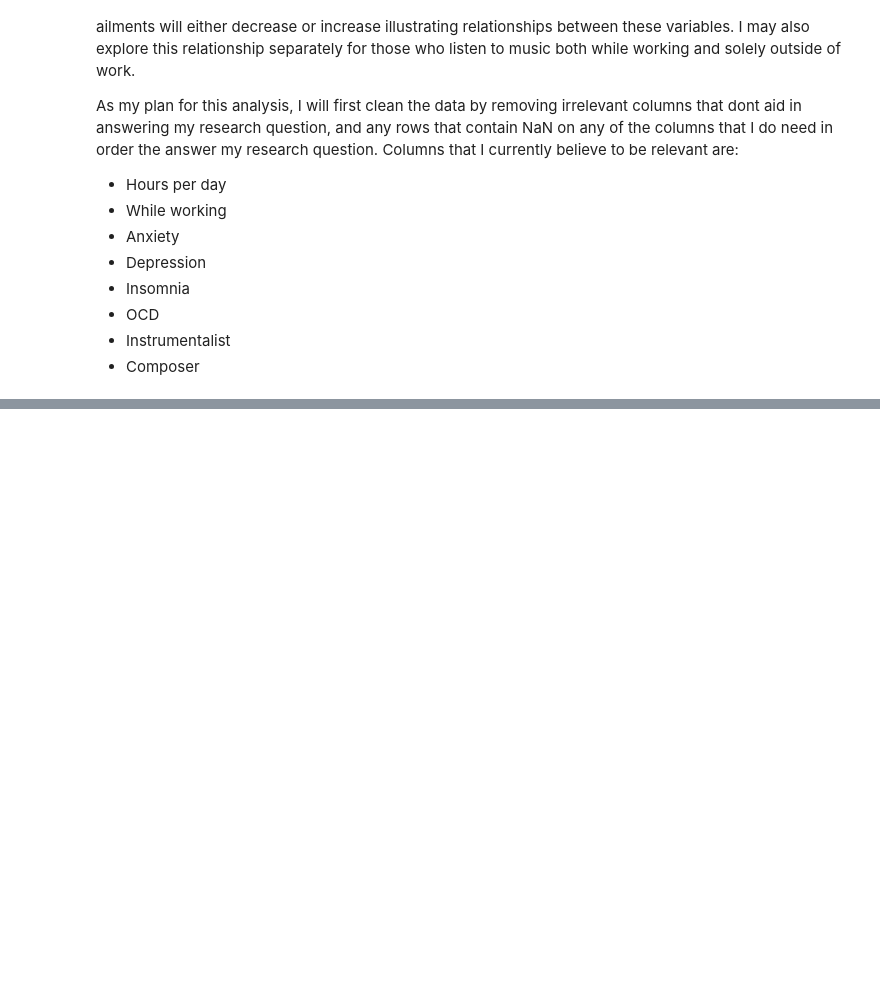
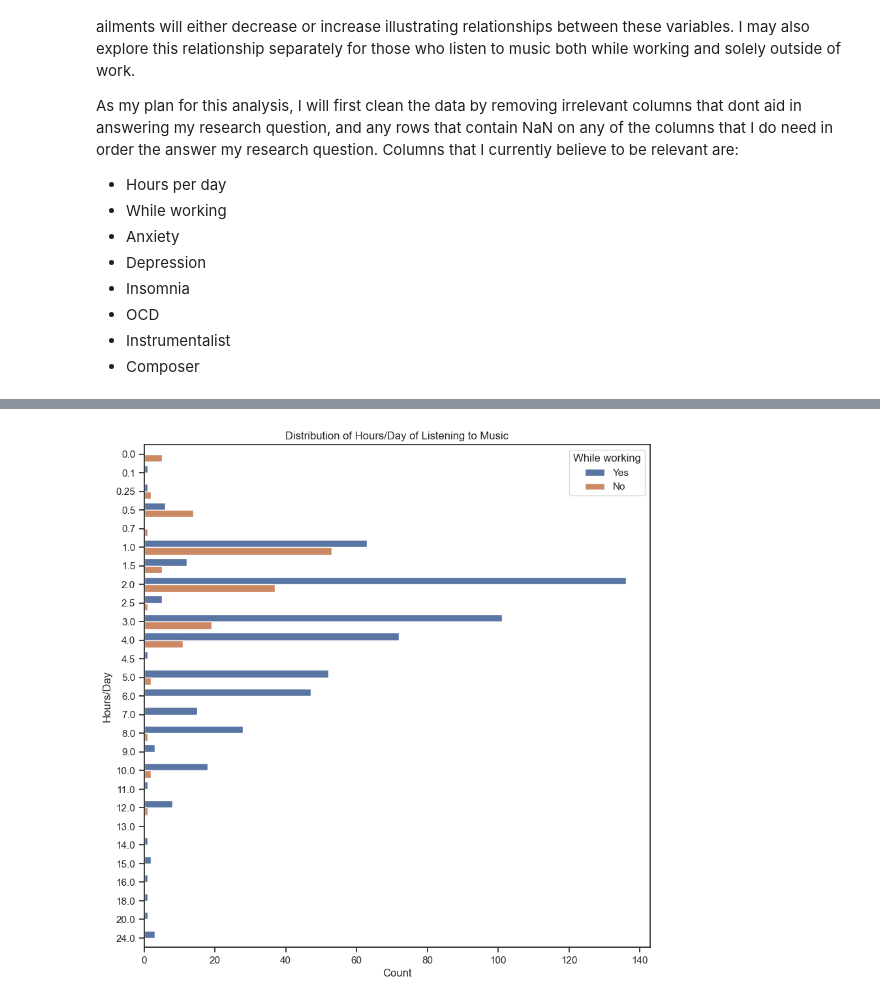
Before and after one commit to ubco-W2022T2-data301/project-group29, a Jupyter notebook: analysis/analysis1.ipynb, the cells around one changed output, grey strips where cells are left out. Cells and saved outputs as stored; diff of their text form; code cells hidden in the pictures; blank space fills up the shorter version.

```diff
--- a/analysis/analysis1.ipynb
+++ b/analysis/analysis1.ipynb
@@ -42,0 +77,6 @@ As my plan for this analysis, I will first clean the data by removing irrelevant
+# %%
+# count plot on Hours per day (with whether they listen while working or not)
+fig, ax = plt.subplots(figsize=(10, 10))
+hpdCountPlot = sns.countplot(data=data, y = "Hours per day", hue = "While working").set(title = "Distribution of Hours/Day of Listening to Music", ylabel = "Hours/Day", xlabel = "Count")
+# %% [output]
+[figure, added]
```
Also changed, not shown: parts of 10 cells of this notebook.
